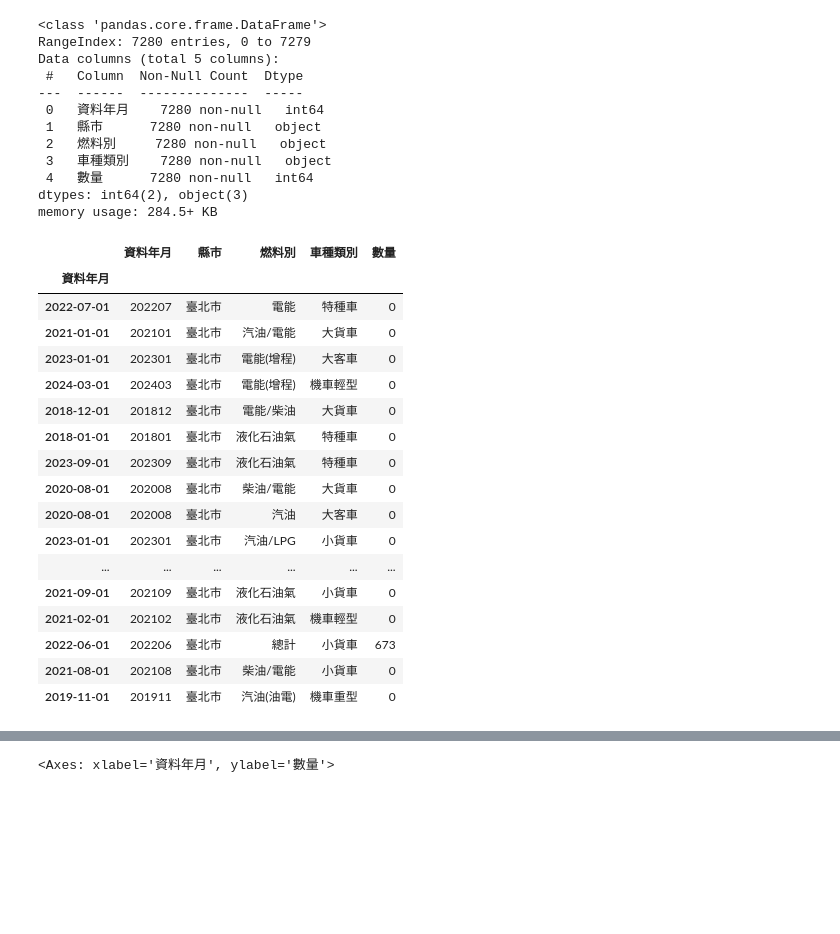
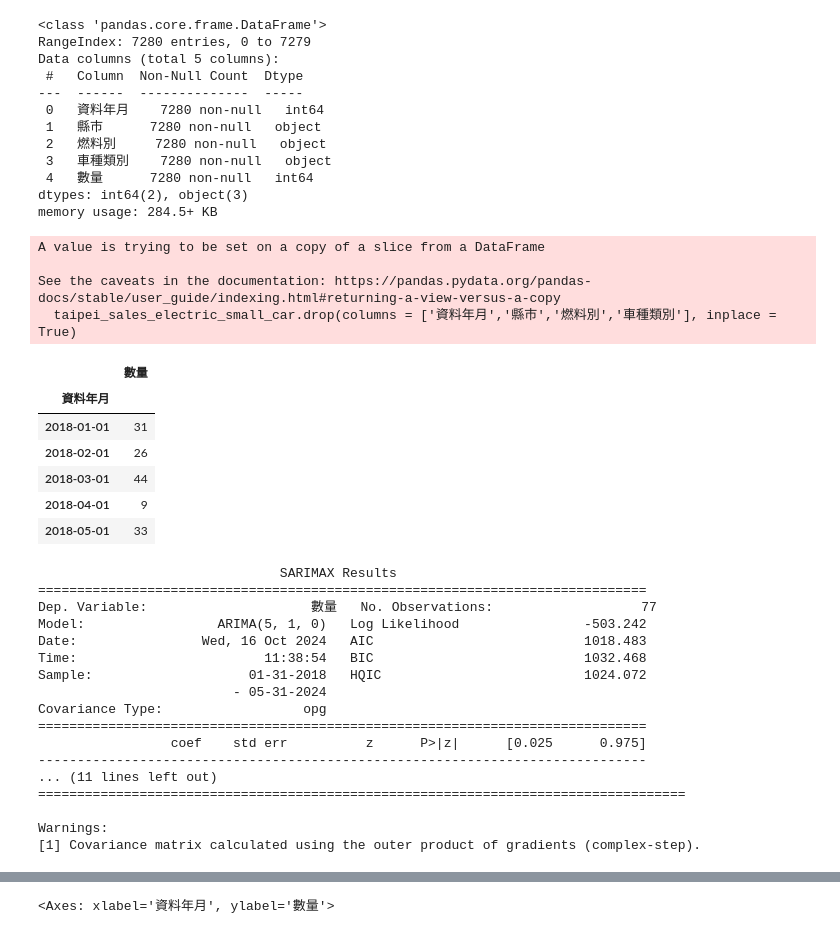
Before and after one commit to lilyleungch/erbscope99, a Jupyter notebook: data_cleansing/data_ploting.ipynb, the cells around one changed output, grey strips where cells are left out. Cells and saved outputs as stored; diff of their text form; code cells hidden in the pictures; blank space fills up the shorter version.

Commit message:
update taiwan modeling

```diff
--- a/data_cleansing/data_ploting.ipynb
+++ b/data_cleansing/data_ploting.ipynb
@@ -42,24 +42,44 @@ memory usage: 284.5+ KB
 # %%
 taipei_sales.head()
 taipei_sales.index = pd.to_datetime(taipei_sales['資料年月'],format = '%Y%m')
 taipei_sales.sample(20)
 # delete the sum
+taipei_sales_electric_small_car = taipei_sales[(taipei_sales['燃料別']=='電能') &(taipei_sales['車種類別']=='小客車')& (taipei_sales['資料年月']<202406)]
+taipei_sales_electric_small_car.drop(columns = ['資料年月','縣市','燃料別','車種類別'], inplace = True)
+taipei_sales_electric_small_car.head(5)
 # %% [output]
+A value is trying to be set on a copy of a slice from a DataFrame
+
+See the caveats in the documentation: https://pandas.pydata.org/pandas-docs/stable/user_guide/indexing.html#returning-a-view-versus-a-copy
+  taipei_sales_electric_small_car.drop(columns = ['資料年月','縣市','燃料別','車種類別'], inplace = True)
-|  | 資料年月 | 縣市 | 燃料別 | 車種類別 | 數量 |
-| 資料年月 |  |  |  |  |  |
-| 2022-07-01 | 202207 | 臺北市 | 電能 | 特種車 | 0 |
-| 2021-01-01 | 202101 | 臺北市 | 汽油/電能 | 大貨車 | 0 |
-| 2023-01-01 | 202301 | 臺北市 | 電能(增程) | 大客車 | 0 |
-| 2024-03-01 | 202403 | 臺北市 | 電能(增程) | 機車輕型 | 0 |
-| 2018-12-01 | 201812 | 臺北市 | 電能/柴油 | 大貨車 | 0 |
-| 2018-01-01 | 201801 | 臺北市 | 液化石油氣 | 特種車 | 0 |
-| 2023-09-01 | 202309 | 臺北市 | 液化石油氣 | 特種車 | 0 |
-| 2020-08-01 | 202008 | 臺北市 | 柴油/電能 | 大貨車 | 0 |
-| 2020-08-01 | 202008 | 臺北市 | 汽油 | 大客車 | 0 |
-| 2023-01-01 | 202301 | 臺北市 | 汽油/LPG | 小貨車 | 0 |
-| ... | ... | ... | ... | ... | ... |
-| 2021-09-01 | 202109 | 臺北市 | 液化石油氣 | 小貨車 | 0 |
-| 2021-02-01 | 202102 | 臺北市 | 液化石油氣 | 機車輕型 | 0 |
-| 2022-06-01 | 202206 | 臺北市 | 總計 | 小貨車 | 673 |
-| 2021-08-01 | 202108 | 臺北市 | 柴油/電能 | 小貨車 | 0 |
-| 2019-11-01 | 201911 | 臺北市 | 汽油(油電) | 機車重型 | 0 |
+|  | 數量 |
+| 資料年月 |  |
+| 2018-01-01 | 31 |
+| 2018-02-01 | 26 |
+| 2018-03-01 | 44 |
+| 2018-04-01 | 9 |
+| 2018-05-01 | 33 |
+# %%
+from statsmodels.tsa.arima.model import ARIMA
+taipei_sales_electric_small_car.index = taipei_sales_electric_small_car.index.to_period('M')
+model = ARIMA(taipei_sales_electric_small_car, order=(5,1,0))
+model_fit = model.fit()
+print(model_fit.summary())
+# %% [output]
+                               SARIMAX Results
+==============================================================================
+Dep. Variable:                     數量   No. Observations:                   77
+Model:                 ARIMA(5, 1, 0)   Log Likelihood                -503.242
+Date:                Wed, 16 Oct 2024   AIC                           1018.483
+Time:                        11:38:54   BIC                           1032.468
+Sample:                    01-31-2018   HQIC                          1024.072
+                         - 05-31-2024
+Covariance Type:                  opg
+==============================================================================
+                 coef    std err          z      P>|z|      [0.025      0.975]
+------------------------------------------------------------------------------
+... (11 lines left out)
+===================================================================================
+
+Warnings:
+[1] Covariance matrix calculated using the outer product of gradients (complex-step).
```
Also changed, not shown: parts of 6 cells of this notebook.
